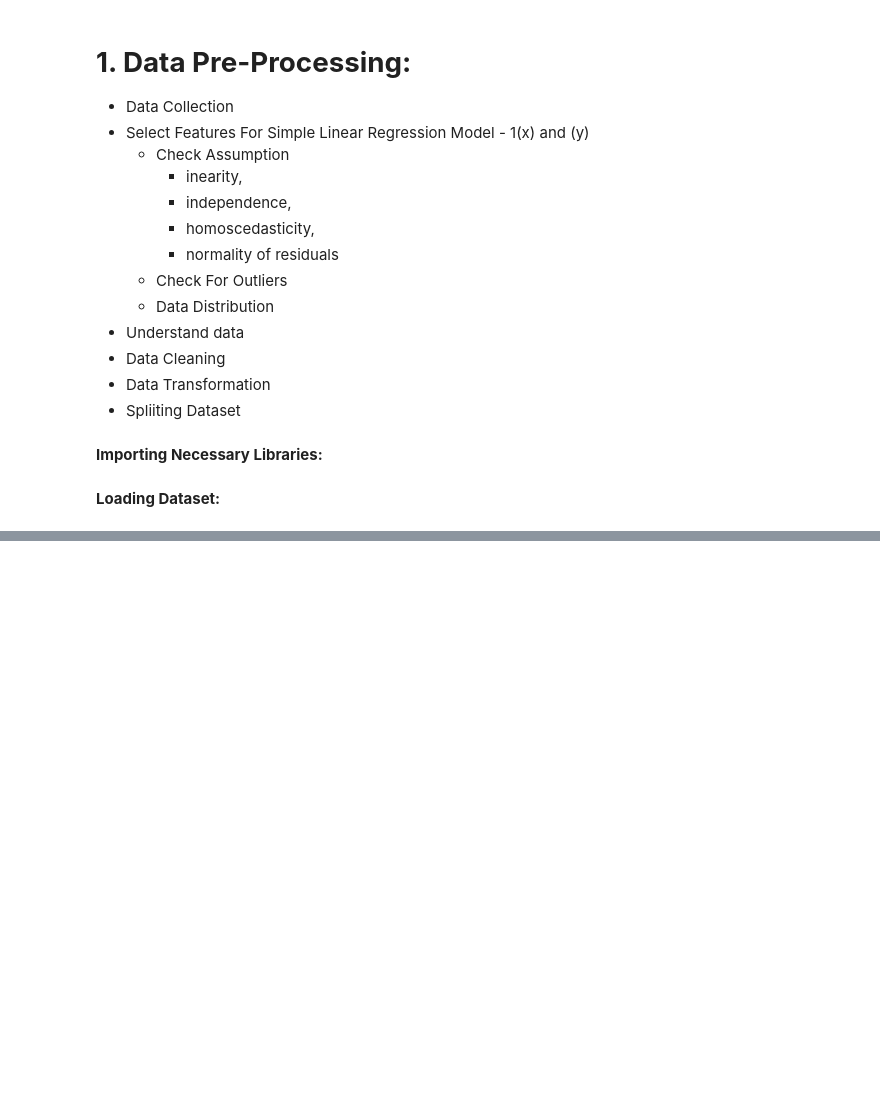
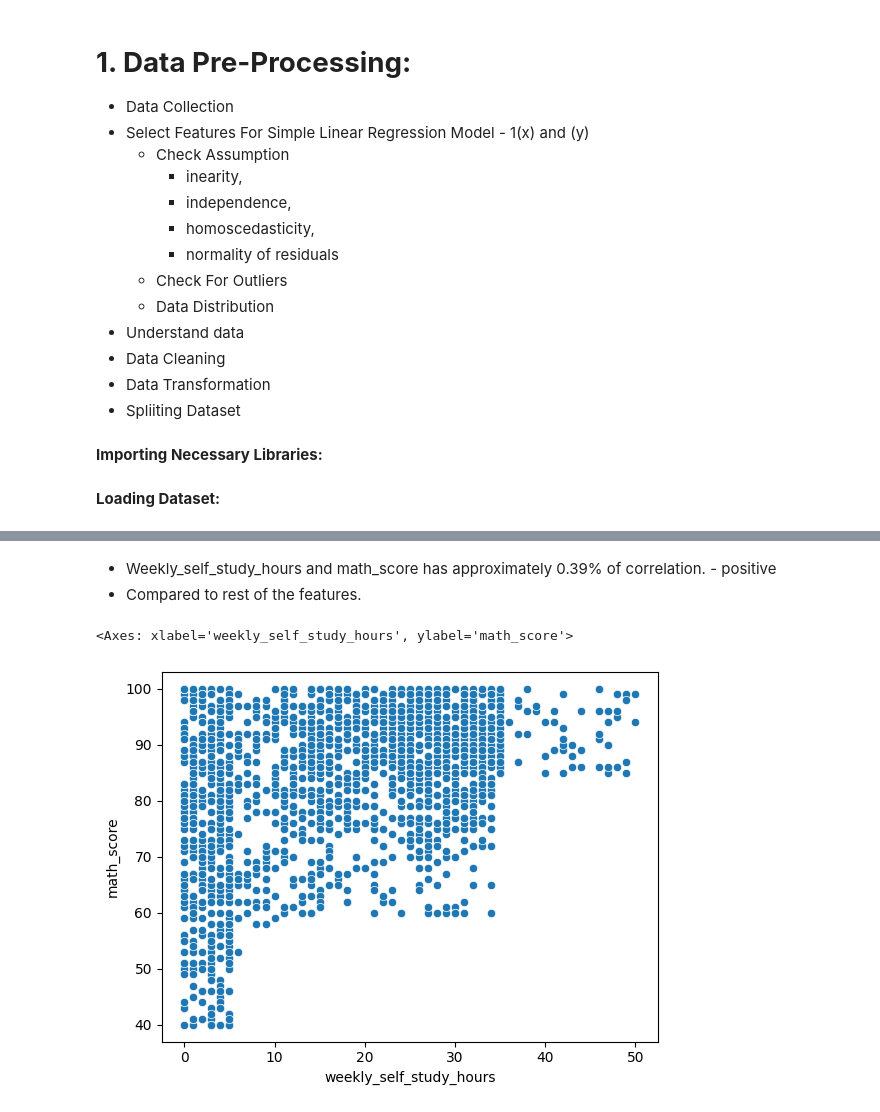
Before and after one commit to AnoopGeorge418/Students-Score-Prediction, a Jupyter notebook: notebook/score.ipynb, the cells around one changed output, grey strips where cells are left out. Drawn from its saved outputs; the diff is of its cells as text; code cells hidden in the pictures; blank space fills up the shorter version.

```diff
--- a/notebook/score.ipynb
+++ b/notebook/score.ipynb
@@ -37,0 +124,8 @@ df.head()
+# %% [markdown]
+- Weekly_self_study_hours and math_score has approximately 0.39% of correlation. - positive
+- Compared to rest of the features.
+# %%
+sns.scatterplot(x = 'weekly_self_study_hours', y = 'math_score', data = df)
+# %% [output]
+<Axes: xlabel='weekly_self_study_hours', ylabel='math_score'>
+[figure, added]
```
Also changed, not shown: parts of 65 cells of this notebook.
